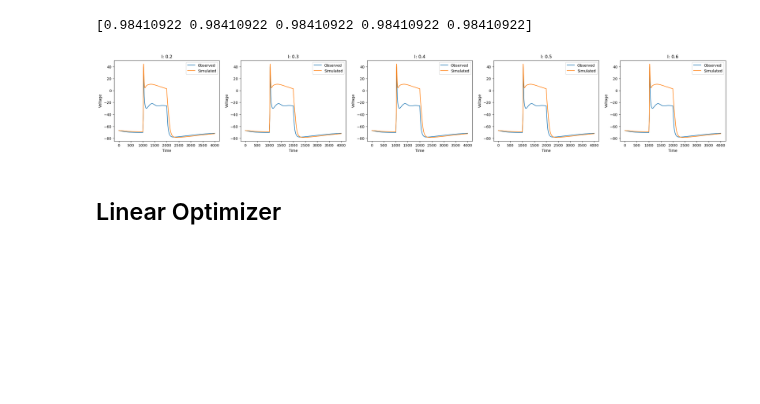
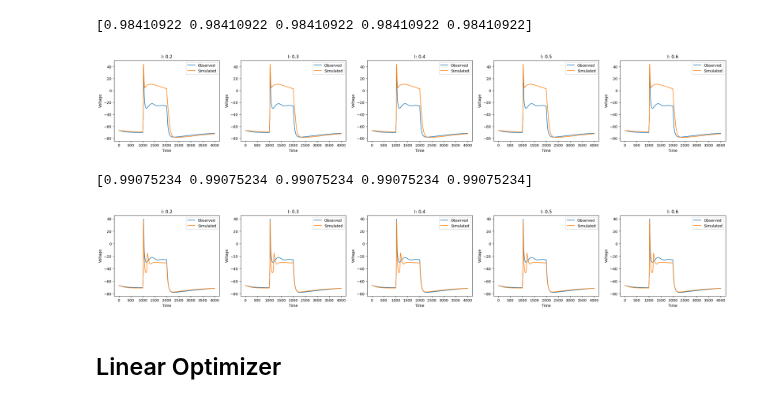
Before and after one commit to V-Marco/ACT, a Jupyter notebook: examples/LA/LA_example.ipynb, the cells around one changed output. Cells and saved outputs as stored; diff of their text form; code cells hidden in the pictures; blank space fills up the shorter version.

```diff
--- a/examples/LA/LA_example.ipynb
+++ b/examples/LA/LA_example.ipynb
@@ -159,6 +178,15 @@ plot_score(ss_naive_lin_opt, seg_data, ss_naive_lin_opt_estimates)
 # %% [output]
 [0.98410922 0.98410922 0.98410922 0.98410922 0.98410922]
 [figure]
+# %%
+# ACT: Seg
+# Modfiles: Seg
+ss_naive_lin_opt_estimates = [9.5e-05, 0.0002, 0.00297887]
+print(correlation_score(ss_naive_lin_opt, seg_data, ss_naive_lin_opt_estimates))
+plot_score(ss_naive_lin_opt, seg_data, ss_naive_lin_opt_estimates)
+# %% [output]
+[0.99075234 0.99075234 0.99075234 0.99075234 0.99075234]
+[figure, added]
 # %% [markdown]
 ## Linear Optimizer
 # %% [markdown]
```
Also changed, not shown: parts of 20 cells of this notebook, 54 other files.
